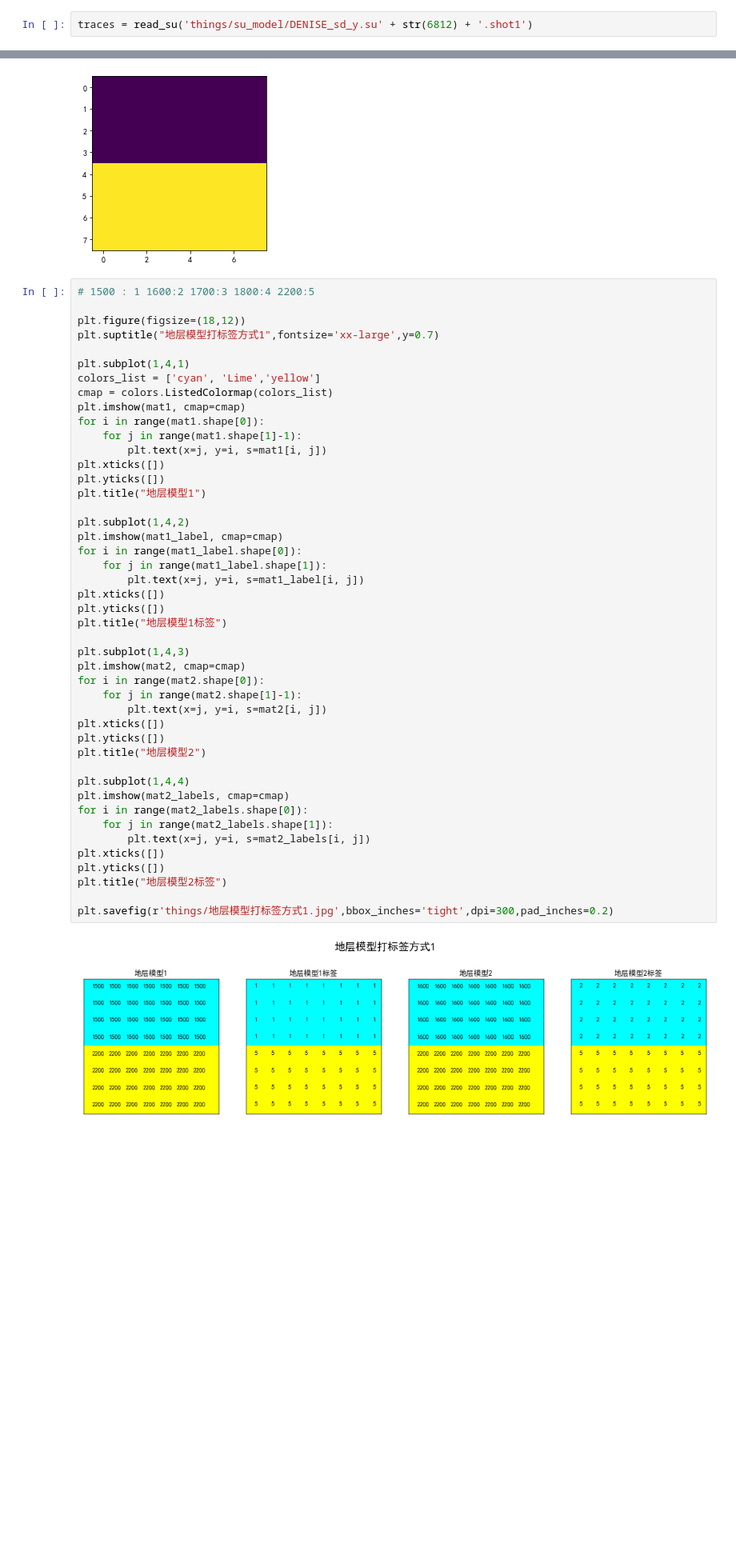
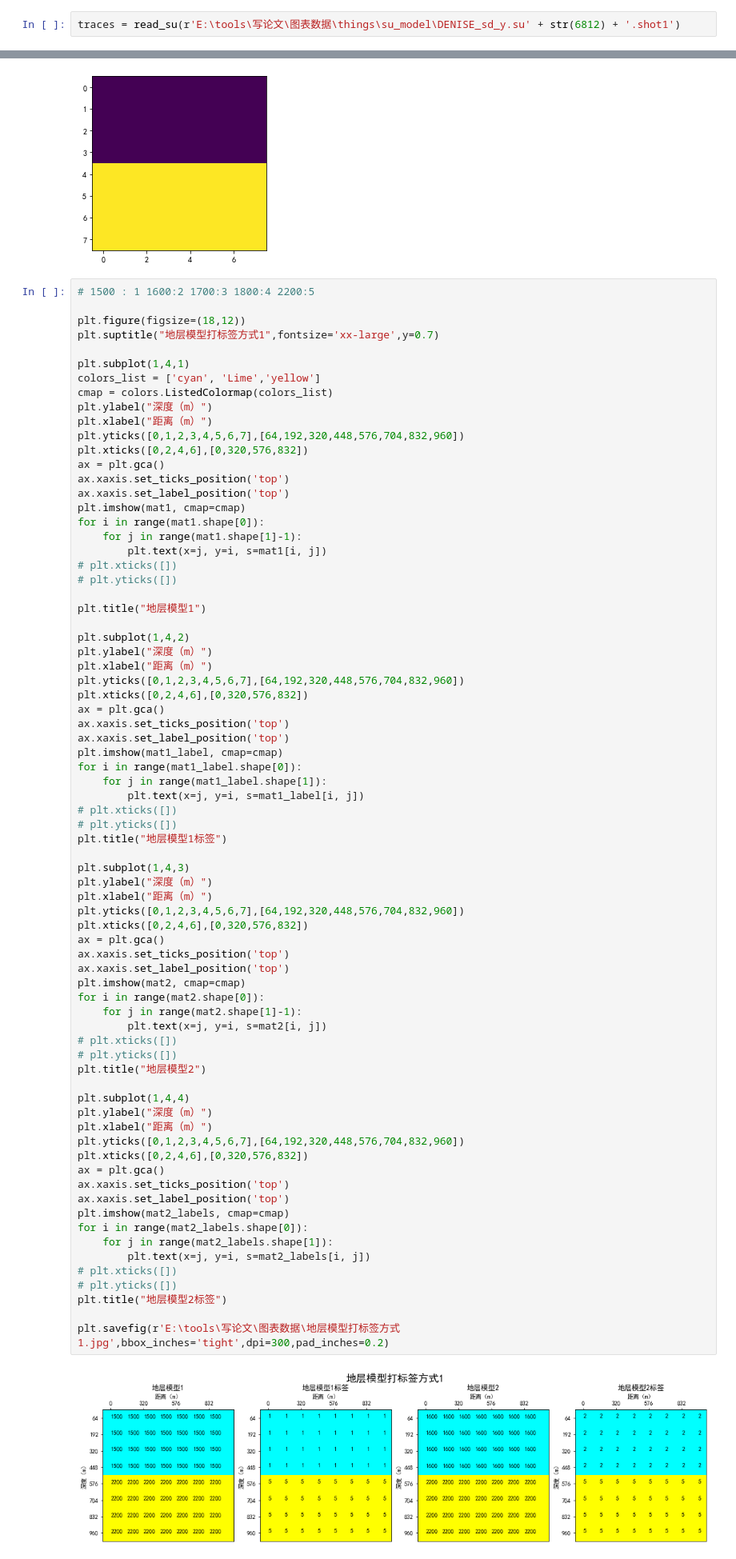
Before and after one commit to zongzhimin/diqiuwuli_public, a Jupyter notebook: lunwen/tubiao/data_process_for_lunwen.ipynb, the cells around one changed output, grey strips where cells are left out. Shown: that part at 80% size. Cells and saved outputs as stored; diff of their text form; blank space fills up the shorter version.

```diff
--- a/lunwen/tubiao/data_process_for_lunwen.ipynb
+++ b/lunwen/tubiao/data_process_for_lunwen.ipynb
@@ -8,5 +8,5 @@ from pylab import mpl
 mpl.rcParams['font.sans-serif'] = ['SimHei'] # 指定默认字体
 mpl.rcParams['axes.unicode_minus'] = False # 解决保存图像是负号'-'显示为方块的问题
 # %%
-traces = read_su('things/su_model/DENISE_sd_y.su' + str(6812) + '.shot1')
+traces = read_su(r'E:\tools\写论文\图表数据\things\su_model\DENISE_sd_y.su' + str(6812) + '.shot1')
 # %%
@@ -165,44 +172,73 @@ plt.suptitle("地层模型打标签方式1",fontsize='xx-large',y=0.7)
 plt.subplot(1,4,1)
 colors_list = ['cyan', 'Lime','yellow']
 cmap = colors.ListedColormap(colors_list)
+plt.ylabel("深度（m）")
+plt.xlabel("距离（m）")
+plt.yticks([0,1,2,3,4,5,6,7],[64,192,320,448,576,704,832,960])
+plt.xticks([0,2,4,6],[0,320,576,832])
+ax = plt.gca()
+ax.xaxis.set_ticks_position('top')
+ax.xaxis.set_label_position('top')
 plt.imshow(mat1, cmap=cmap)
 for i in range(mat1.shape[0]):
     for j in range(mat1.shape[1]-1):
         plt.text(x=j, y=i, s=mat1[i, j])
-plt.xticks([])
-plt.yticks([])
+# plt.xticks([])
+# plt.yticks([])
+
 plt.title("地层模型1")
 
 plt.subplot(1,4,2)
+plt.ylabel("深度（m）")
+plt.xlabel("距离（m）")
+plt.yticks([0,1,2,3,4,5,6,7],[64,192,320,448,576,704,832,960])
+plt.xticks([0,2,4,6],[0,320,576,832])
+ax = plt.gca()
+ax.xaxis.set_ticks_position('top')
+ax.xaxis.set_label_position('top')
 plt.imshow(mat1_label, cmap=cmap)
 for i in range(mat1_label.shape[0]):
     for j in range(mat1_label.shape[1]):
         plt.text(x=j, y=i, s=mat1_label[i, j])
-plt.xticks([])
-plt.yticks([])
+# plt.xticks([])
+# plt.yticks([])
 plt.title("地层模型1标签")
 
 plt.subplot(1,4,3)
+plt.ylabel("深度（m）")
+plt.xlabel("距离（m）")
+plt.yticks([0,1,2,3,4,5,6,7],[64,192,320,448,576,704,832,960])
+plt.xticks([0,2,4,6],[0,320,576,832])
+ax = plt.gca()
+ax.xaxis.set_ticks_position('top')
+ax.xaxis.set_label_position('top')
 plt.imshow(mat2, cmap=cmap)
 for i in range(mat2.shape[0]):
     for j in range(mat2.shape[1]-1):
         plt.text(x=j, y=i, s=mat2[i, j])
-plt.xticks([])
-plt.yticks([])
+# plt.xticks([])
+# plt.yticks([])
 plt.title("地层模型2")
 
 plt.subplot(1,4,4)
+plt.ylabel("深度（m）")
+plt.xlabel("距离（m）")
+plt.yticks([0,1,2,3,4,5,6,7],[64,192,320,448,576,704,832,960])
+plt.xticks([0,2,4,6],[0,320,576,832])
+ax = plt.gca()
+ax.xaxis.set_ticks_position('top')
+ax.xaxis.set_label_position('top')
 plt.imshow(mat2_labels, cmap=cmap)
 for i in range(mat2_labels.shape[0]):
     for j in range(mat2_labels.shape[1]):
         plt.text(x=j, y=i, s=mat2_labels[i, j])
-plt.xticks([])
-plt.yticks([])
+# plt.xticks([])
+# plt.yticks([])
 plt.title("地层模型2标签")
 
-plt.savefig(r'things/地层模型打标签方式1.jpg',bbox_inches='tight',dpi=300,pad_inches=0.2)
+plt.savefig(r'E:\tools\写论文\图表数据\地层模型打标签方式1.jpg',bbox_inches='tight',dpi=300,pad_inches=0.2)
 # %% [output]
-[figure, old version]
+[figure, new version]
 # %%
 mat = np.arange(1, 10).reshape(3, 3)
 
```
Also changed, not shown: parts of 9 cells of this notebook, 59 other files.
